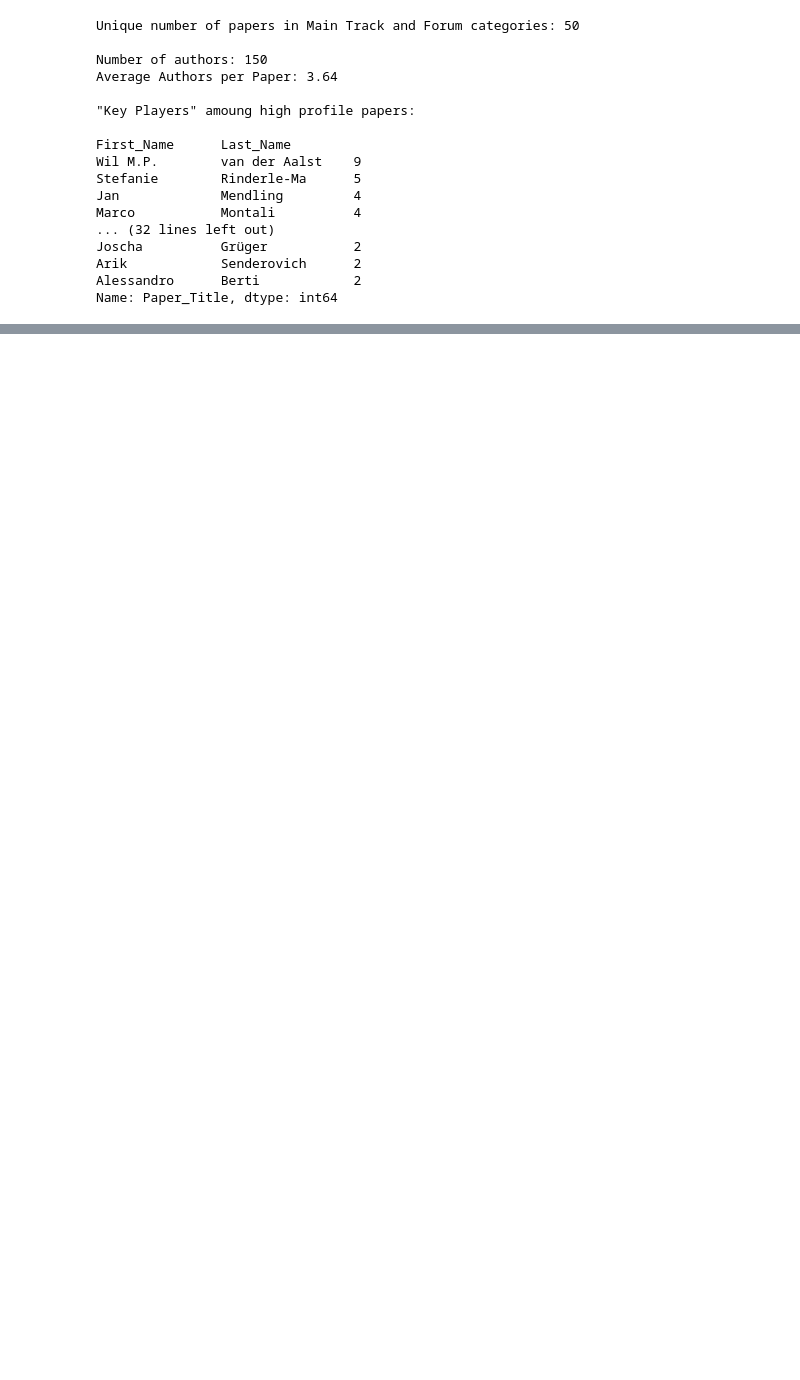
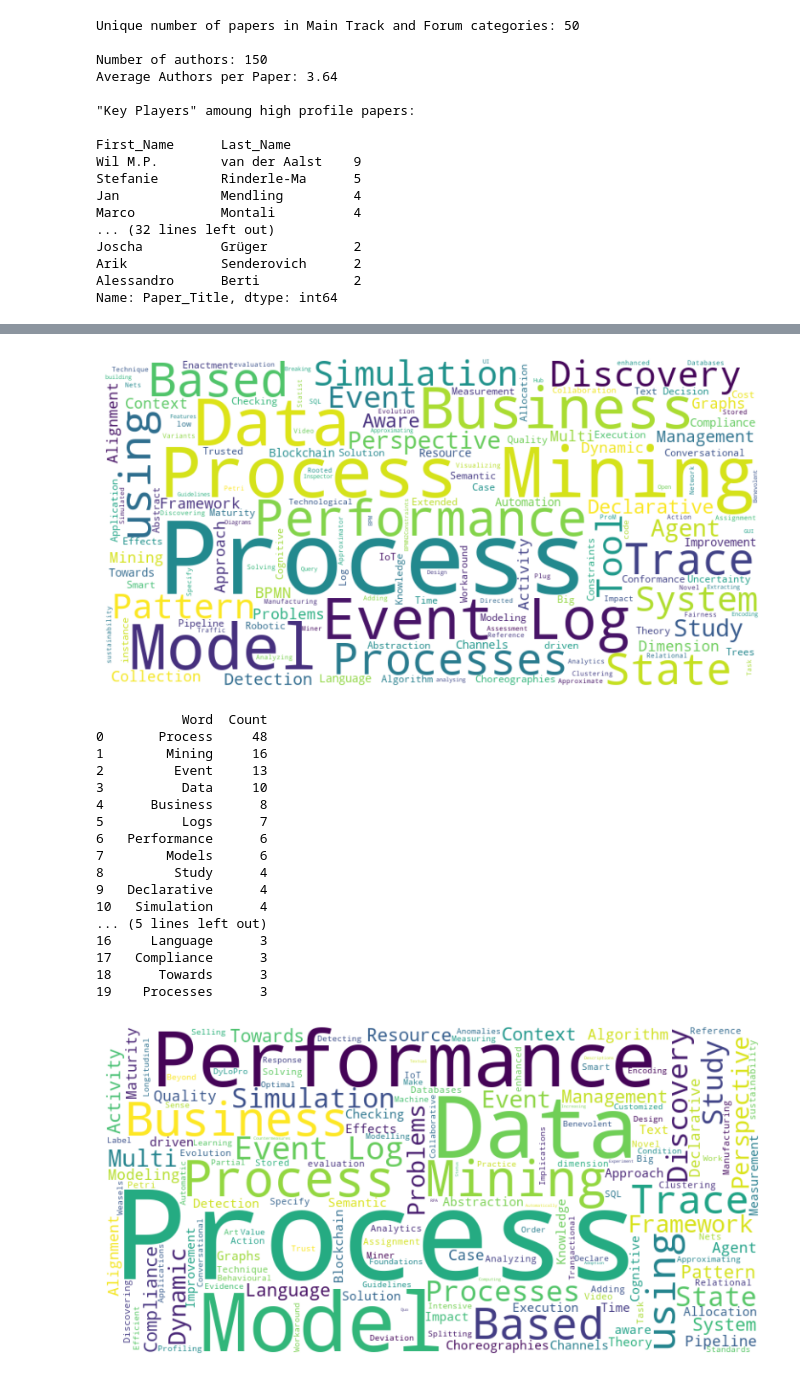
Before and after one commit to lananepeina/bpm2023, a Jupyter notebook: BPM 2023 Paper Analysis.ipynb, the cells around one changed output, grey strips where cells are left out. Drawn from its saved outputs; the diff is of its cells as text; code cells hidden in the pictures; blank space fills up the shorter version.

```diff
--- a/BPM 2023 Paper Analysis.ipynb
+++ b/BPM 2023 Paper Analysis.ipynb
@@ -713,0 +728,78 @@ fig.show()
+# %%
+#Title analysis
+
+#exclude prepositions and articles from word analysis as they are the most common words
+common_words_to_exclude = ['a', 'an', 'the', 'in', 'on', 'at', 'to', 'of', 'by', 'with', 'for', 'as', 'and', 'from', 'through', '-', 'using']
+titles = data.groupby('Paper_Title').first().reset_index()
+titles = titles['Paper_Title']
+
+# Combine all the paper titles into a single string
+text_titles = " ".join(titles)
+
+wordcloud_titles = WordCloud(width=800, height=400, background_color='white', max_words=150).generate(text_titles)
+plt.figure(figsize=(10, 5))
+plt.imshow(wordcloud_titles, interpolation='bilinear')
+plt.axis("off")
+plt.show()
+
+
+top_N_words = 20
+
+# Table with the most common words for titles
+words = text_titles.split()
+# leave out prepositions and articles
+filtered_words = [word for word in words if word.lower() not in common_words_to_exclude]
+# Count the frequency of each word
+word_counts = Counter(filtered_words)
+word_counts_df = pd.DataFrame(word_counts.items(), columns=['Word', 'Count'])
+word_counts_df = word_counts_df.sort_values(by='Count', ascending=False)
+word_counts_df = word_counts_df.reset_index(drop=True)
+
+top_words_df = word_counts_df.head(top_N_words)
+print(top_words_df)
+
+
+
+#for high profile papers:
+titles_hp = data_filtered.groupby('Paper_Title').first().reset_index()
+
+titles_hp = titles_hp['Paper_Title']
+text_titles_hp = " ".join(titles_hp)
+wordcloud_titles_hp = WordCloud(width=800, height=400, background_color='white', max_words=150).generate(text_titles_hp)
+plt.figure(figsize=(10, 5))
+plt.imshow(wordcloud_titles_hp, interpolation='bilinear')
+plt.axis("off")  # Turn off the axis
+plt.show()
+
+
+top_N_words = 20
+
+words_hp = text_titles_hp.split()
+filtered_words_hp = [word for word in words_hp if word.lower() not in common_words_to_exclude]
+word_counts_hp = Counter(filtered_words_hp)
+word_counts_hp = pd.DataFrame(word_counts_hp.items(), columns=['Word', 'Count'])
+word_counts_hp = word_counts_hp.sort_values(by='Count', ascending=False)
+word_counts_hp = word_counts_hp.reset_index(drop=True)
+
+top_words_hp = word_counts_hp.head(top_N_words)
+print(top_words_hp)
+# %% [output]
+[figure, added]
+           Word  Count
+0       Process     48
+1        Mining     16
+2         Event     13
+3          Data     10
+4      Business      8
+5          Logs      7
+6   Performance      6
+7        Models      6
+8         Study      4
+9   Declarative      4
+10   Simulation      4
+... (5 lines left out)
+16     Language      3
+17   Compliance      3
+18      Towards      3
+19    Processes      3
+[figure, added]
```
Also changed, not shown: parts of 35 cells of this notebook, 3 other files.
